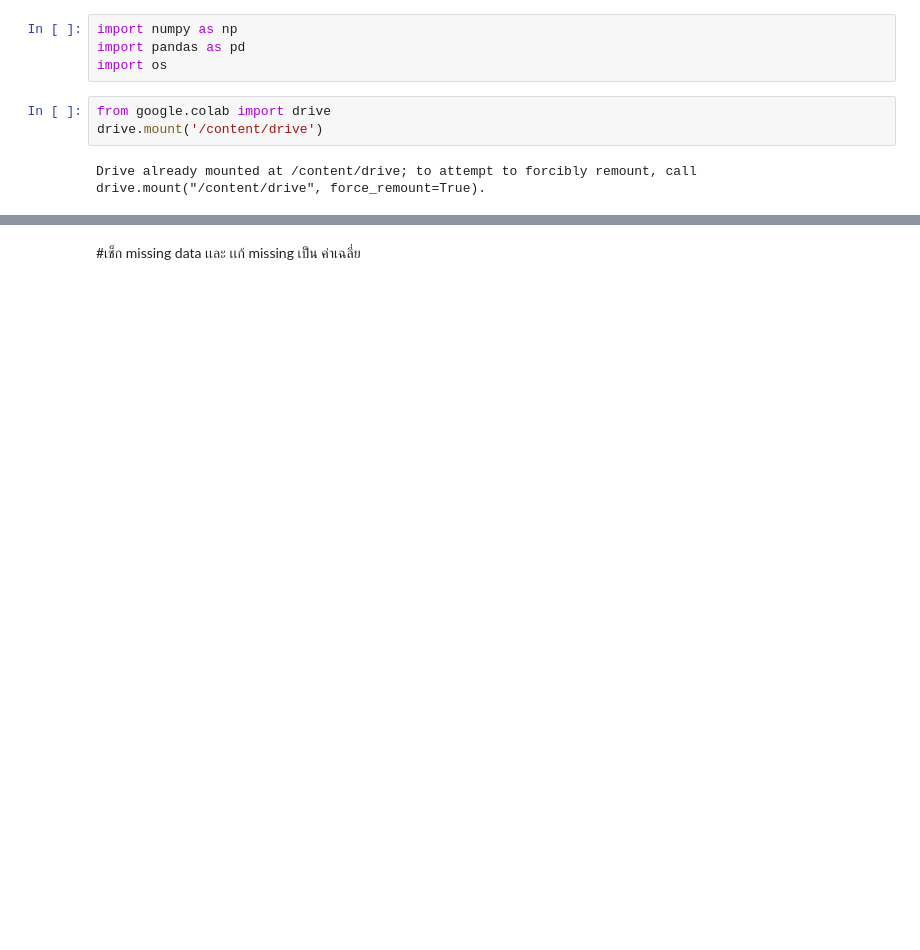
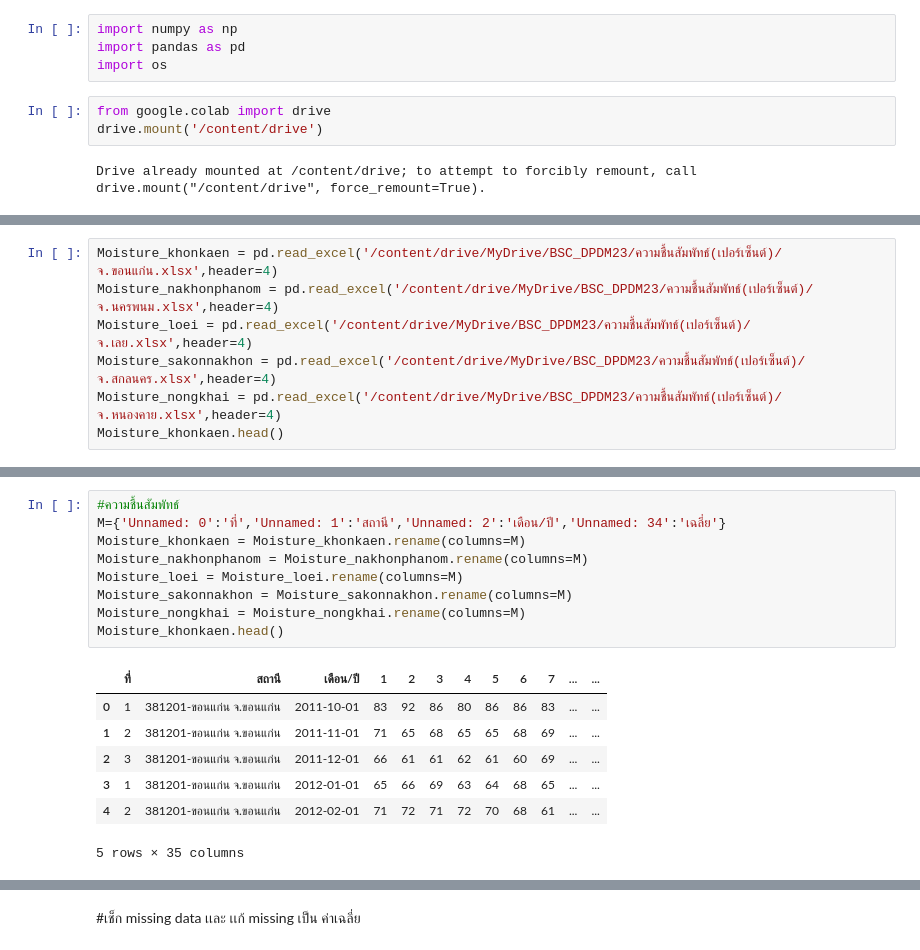
Before and after one commit to Wilanth/BSC_DPDM23, a Jupyter notebook: midterm_bscdpdm23.ipynb, the cells around one changed output, grey strips where cells are left out. Drawn from its saved outputs; the diff is of its cells as text; blank space fills up the shorter version.

```diff
--- a/midterm_bscdpdm23.ipynb
+++ b/midterm_bscdpdm23.ipynb
@@ -36,0 +76,7 @@ pressure_khonkaen.head()
+# %%
+Moisture_khonkaen = pd.read_excel('/content/drive/MyDrive/BSC_DPDM23/ความชื้นสัมพัทธ์(เปอร์เซ็นต์)/จ.ขอนแก่น.xlsx',header=4)
+Moisture_nakhonphanom = pd.read_excel('/content/drive/MyDrive/BSC_DPDM23/ความชื้นสัมพัทธ์(เปอร์เซ็นต์)/จ.นครพนม.xlsx',header=4)
+Moisture_loei = pd.read_excel('/content/drive/MyDrive/BSC_DPDM23/ความชื้นสัมพัทธ์(เปอร์เซ็นต์)/จ.เลย.xlsx',header=4)
+Moisture_sakonnakhon = pd.read_excel('/content/drive/MyDrive/BSC_DPDM23/ความชื้นสัมพัทธ์(เปอร์เซ็นต์)/จ.สกลนคร.xlsx',header=4)
+Moisture_nongkhai = pd.read_excel('/content/drive/MyDrive/BSC_DPDM23/ความชื้นสัมพัทธ์(เปอร์เซ็นต์)/จ.หนองคาย.xlsx',header=4)
+Moisture_khonkaen.head()
@@ -50,0 +212,17 @@ pressure_khonkaen.head()
+# %%
+#ความชื้นสัมพัทธ์
+M={'Unnamed: 0':'ที่','Unnamed: 1':'สถานี','Unnamed: 2':'เดือน/ปี','Unnamed: 34':'เฉลี่ย'}
+Moisture_khonkaen = Moisture_khonkaen.rename(columns=M)
+Moisture_nakhonphanom = Moisture_nakhonphanom.rename(columns=M)
+Moisture_loei = Moisture_loei.rename(columns=M)
+Moisture_sakonnakhon = Moisture_sakonnakhon.rename(columns=M)
+Moisture_nongkhai = Moisture_nongkhai.rename(columns=M)
+Moisture_khonkaen.head()
+# %% [output]
+|  | ที่ | สถานี | เดือน/ปี | 1 | 2 | 3 | 4 | 5 | 6 | 7 | ... | ... |
+| 0 | 1 | 381201-ขอนแก่น จ.ขอนแก่น | 2011-10-01 | 83 | 92 | 86 | 80 | 86 | 86 | 83 | ... | ... |
+| 1 | 2 | 381201-ขอนแก่น จ.ขอนแก่น | 2011-11-01 | 71 | 65 | 68 | 65 | 65 | 68 | 69 | ... | ... |
+| 2 | 3 | 381201-ขอนแก่น จ.ขอนแก่น | 2011-12-01 | 66 | 61 | 61 | 62 | 61 | 60 | 69 | ... | ... |
+| 3 | 1 | 381201-ขอนแก่น จ.ขอนแก่น | 2012-01-01 | 65 | 66 | 69 | 63 | 64 | 68 | 65 | ... | ... |
+| 4 | 2 | 381201-ขอนแก่น จ.ขอนแก่น | 2012-02-01 | 71 | 72 | 71 | 72 | 70 | 68 | 61 | ... | ... |
+5 rows × 35 columns
```
Also changed, not shown: parts of 205 cells of this notebook.
